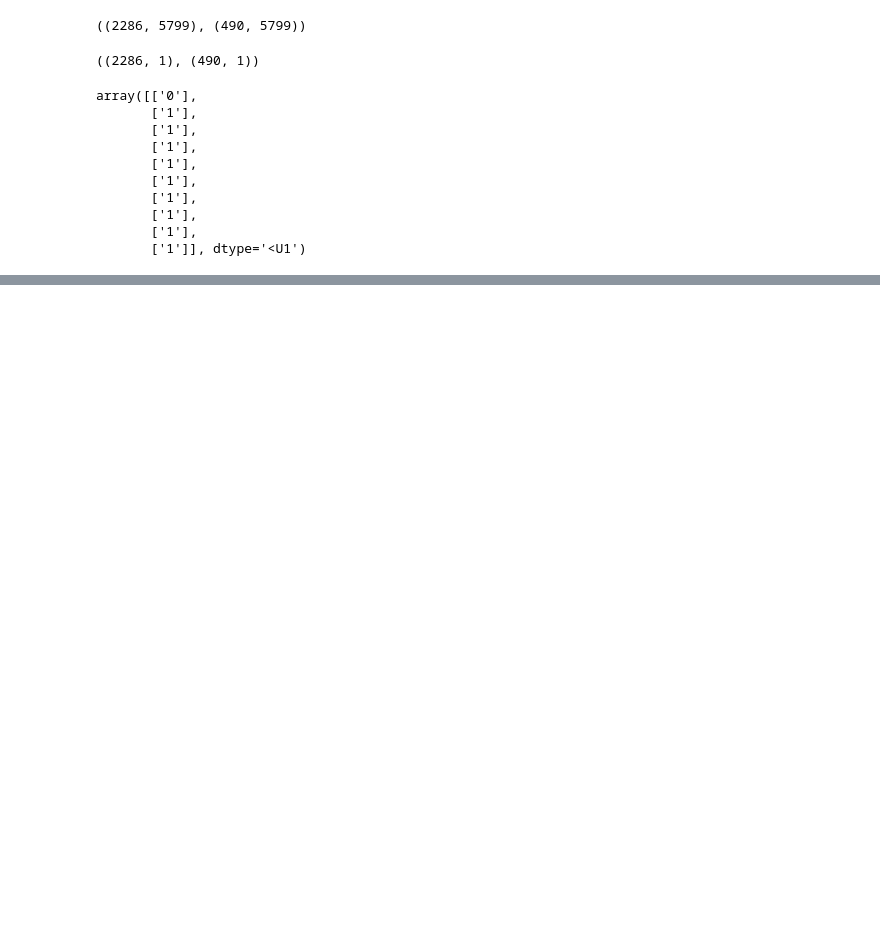
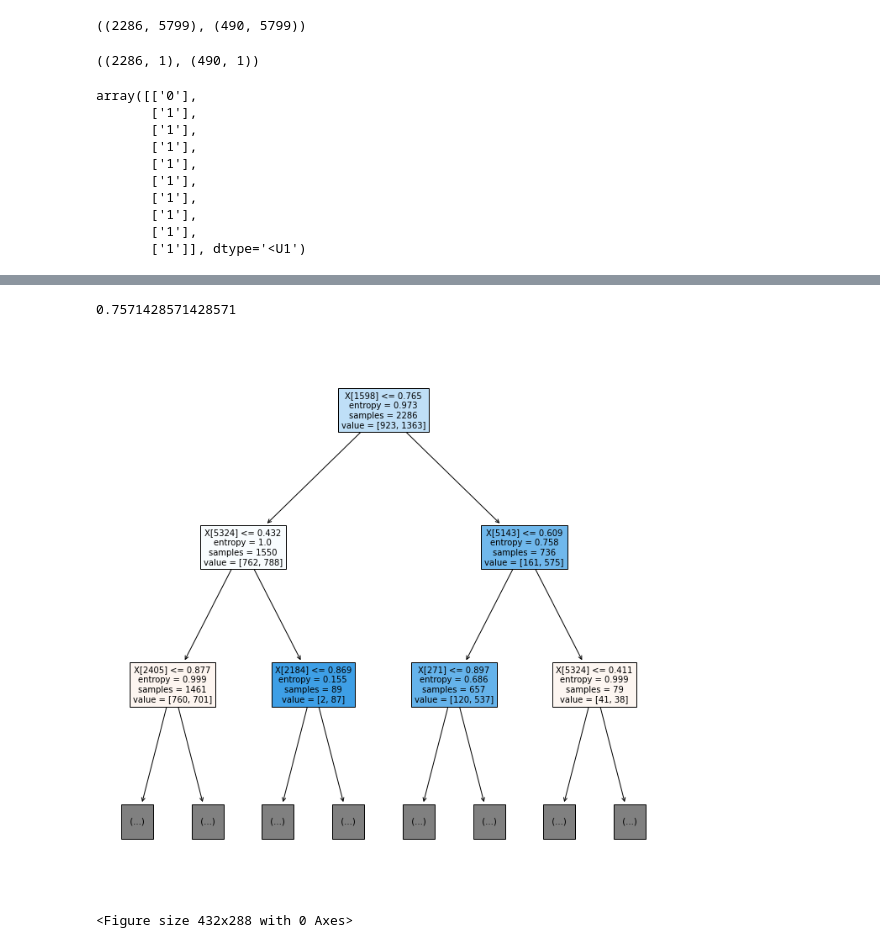
Before and after one commit to yashprakash13/CSC2515, a Jupyter notebook: hw1.ipynb, the cells around one changed output, grey strips where cells are left out. Drawn from its saved outputs; the diff is of its cells as text; code cells hidden in the pictures; blank space fills up the shorter version.

```diff
--- a/hw1.ipynb
+++ b/hw1.ipynb
@@ -109,7 +112,7 @@ def select_tree_model(X_train, y_train, X_val, y_val, max_depth):
     # make different params
     params = []
     for i in range(1, max_depth+1):
-        for criteria in CRITERIA:
+        for criteria in SPL_CRITERIA:
             params.append({
                 "max_depth": i,
                 "criteria": criteria
@@ -126,7 +129,7 @@ def select_tree_model(X_train, y_train, X_val, y_val, max_depth):
 
     return best_tree
 # %%
-select_tree_model(X_train, y_train, X_val, y_val, 20)
+clf = select_tree_model(X_train, y_train, X_val, y_val, 20)
 # %% [output]
 max_depth: 1 | criteria: gini | score: [0.58979592]
 max_depth: 1 | criteria: entropy | score: [0.58979592]
@@ -148,0 +197,18 @@ DecisionTreeClassifier(max_depth=13, splitter='random')
+# %%
+# accuracy
+accuracy_score(y_test, y_out)
+# %% [output]
+0.7571428571428571
+# %%
+# plotting the first 2 layers
+
+def visualize(clf):
+    plt.figure(figsize=(12,12))  # set plot size (denoted in inches)
+    tree.plot_tree(clf, max_depth=2, filled = True, fontsize=10)
+    plt.show()
+    plt.savefig('tree_depth_2', dpi=100)
+# %%
+visualize(clf)
+# %% [output]
+[figure, added]
+<Figure size 432x288 with 0 Axes>
```
Also changed, not shown: parts of 4 cells of this notebook, 2 other files.
